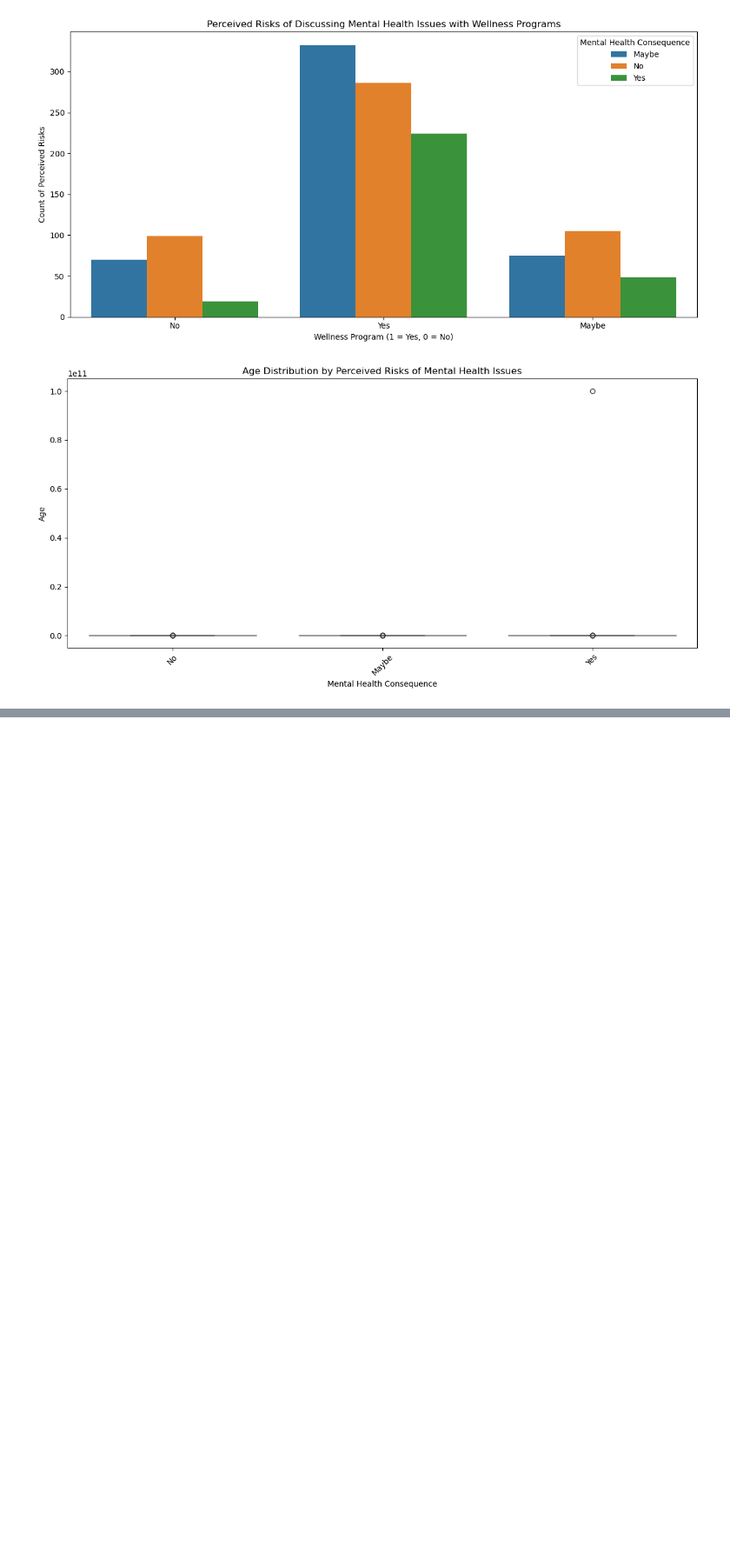
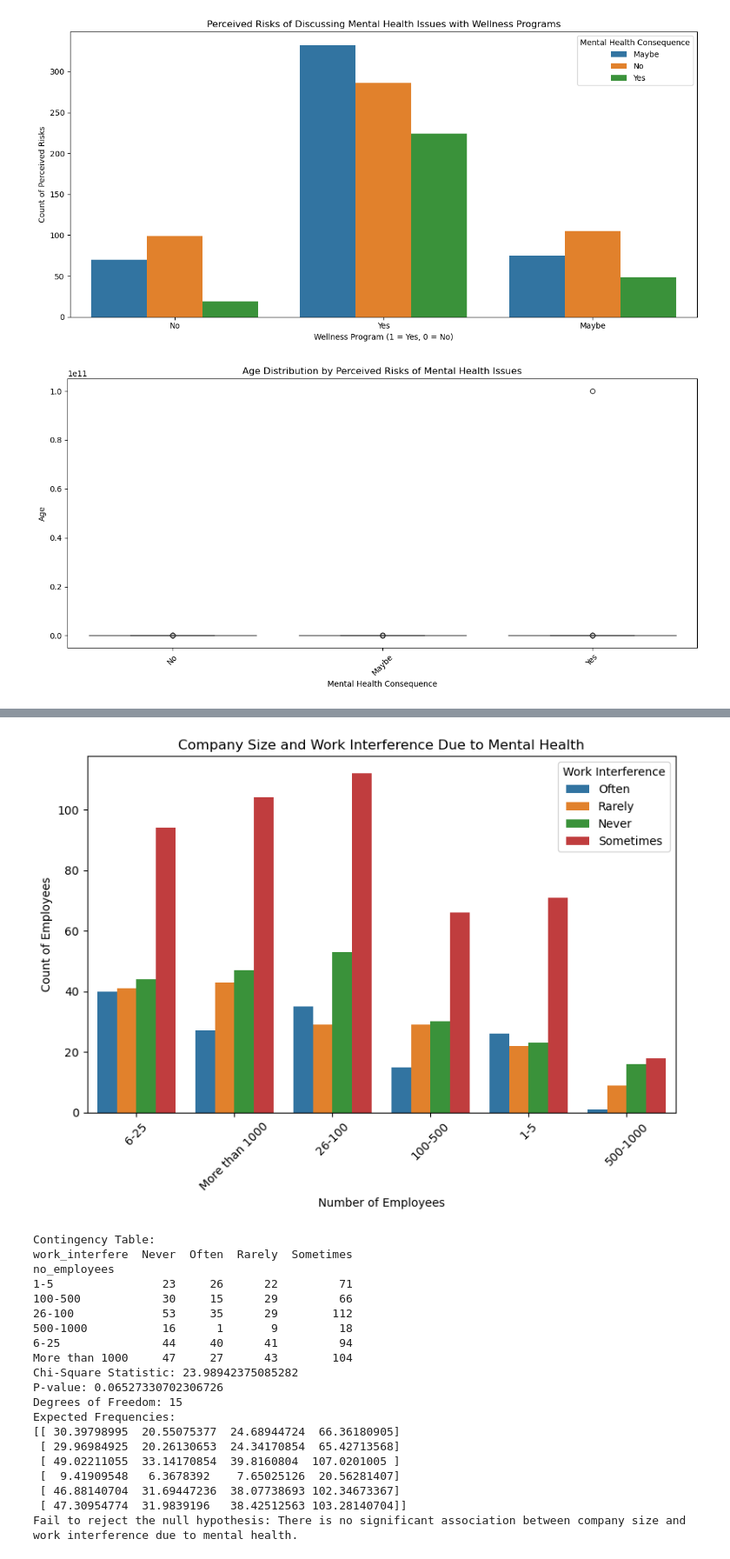
Before and after one commit to Ibraammasoud/Group-3, a Jupyter notebook: MH_Analysis.ipyb.ipynb, the cells around one changed output, grey strips where cells are left out. Shown: that part at 87% size. Saved outputs shown, nothing was run; the diff lists cells and outputs as text; code cells hidden in the pictures; blank space fills up the shorter version.

```diff
--- a/MH_Analysis.ipyb.ipynb
+++ b/MH_Analysis.ipyb.ipynb
@@ -171,0 +212,65 @@ plt.show()
+# %%
+# Jeff
+
+# Show relationship between Company Size and Work Interference due to Mental Health
+plt.figure(figsize=(8, 6))
+sns.countplot(data=filtered_df, x='no_employees', hue='work_interfere')
+plt.title('Company Size and Work Interference Due to Mental Health')
+plt.xlabel('Number of Employees')
+plt.ylabel('Count of Employees')
+plt.legend(title='Work Interference')
+plt.xticks(rotation=45)
+plt.tight_layout()
+plt.show()
+
+
+# Conduct Chi-Square Test of Independence Between Company Size and the extent of wich Mental health inteferes with Work
+
+# Load the dataset (replace with the actual file path if necessary)
+df = pd.read_csv('survey.csv')
+
+# Step 1: Create a contingency table for 'no_employees' and 'work_interfere'
+contingency_table = pd.crosstab(df['no_employees'], df['work_interfere'])
+
+# Print the contingency table
+print("Contingency Table:")
+print(contingency_table)
+
+# Step 2: Perform the Chi-Square test
+chi2, p, dof, expected = chi2_contingency(contingency_table)
+
+# Step 3: Output the results
+print(f"Chi-Square Statistic: {chi2}")
+print(f"P-value: {p}")
+print(f"Degrees of Freedom: {dof}")
+print("Expected Frequencies:")
+print(expected)
+
+# Step 4: Interpretation based on p-value
+alpha = 0.05  # Significance level
+if p < alpha:
+    print("Reject the null hypothesis: There is a significant association between company size and work interference due to mental health.")
+else:
+    print("Fail to reject the null hypothesis: There is no significant association between company size and work interference due to mental health.")
+# %% [output]
+[figure, added]
+Contingency Table:
+work_interfere  Never  Often  Rarely  Sometimes
+no_employees
+1-5                23     26      22         71
+100-500            30     15      29         66
+26-100             53     35      29        112
+500-1000           16      1       9         18
+6-25               44     40      41         94
+More than 1000     47     27      43        104
+Chi-Square Statistic: 23.98942375085282
+P-value: 0.06527330702306726
+Degrees of Freedom: 15
+Expected Frequencies:
+[[ 30.39798995  20.55075377  24.68944724  66.36180905]
+ [ 29.96984925  20.26130653  24.34170854  65.42713568]
+ [ 49.02211055  33.14170854  39.8160804  107.0201005 ]
+ [  9.41909548   6.3678392    7.65025126  20.56281407]
+ [ 46.88140704  31.69447236  38.07738693 102.34673367]
+ [ 47.30954774  31.9839196   38.42512563 103.28140704]]
+Fail to reject the null hypothesis: There is no significant association between company size and work interference due to mental health.
```
Also changed, not shown: parts of 2 cells of this notebook.
